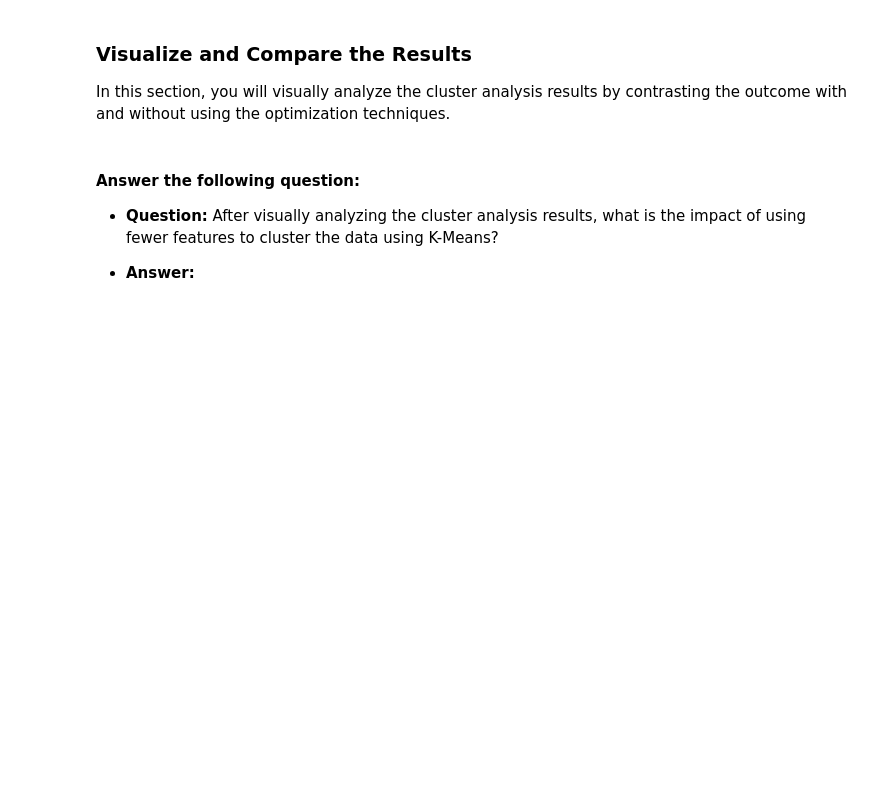
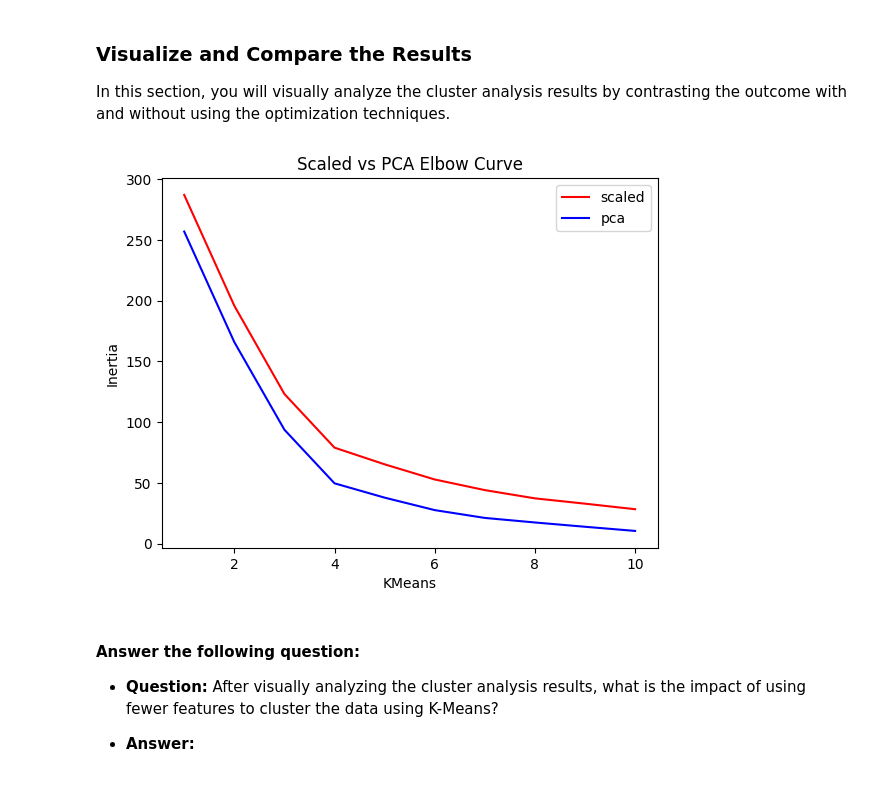
Before and after one commit to kdmorjam/CryptoClustering, a Jupyter notebook: Crypto_Clustering.ipynb, the cells around one changed output. Drawn from its saved outputs; the diff is of its cells as text; code cells hidden in the pictures; blank space fills up the shorter version.

```diff
--- a/Crypto_Clustering.ipynb
+++ b/Crypto_Clustering.ipynb
@@ -363,3 +369,17 @@ In this section, you will visually analyze the cluster analysis results by contr
+# %%
+# Composite plot to contrast the Elbow curves
+x = elbow_comp_df['k']
+y = elbow_comp_df['inertia']
+z = pca_elbow_df['inertia']
+plt.plot(x, y, color ='r', label='scaled')
+plt.plot(x,z, color= 'b', label='pca')
+plt.xlabel("KMeans")
+plt.ylabel("Inertia")
+plt.title("Scaled vs PCA Elbow Curve")
+plt.legend()
+plt.show()
+# %% [output]
+[figure, added]
 # %%
 # Composite plot to contrast the clusters
 # YOUR CODE HERE!
```
Also changed, not shown: parts of 2 cells of this notebook.
